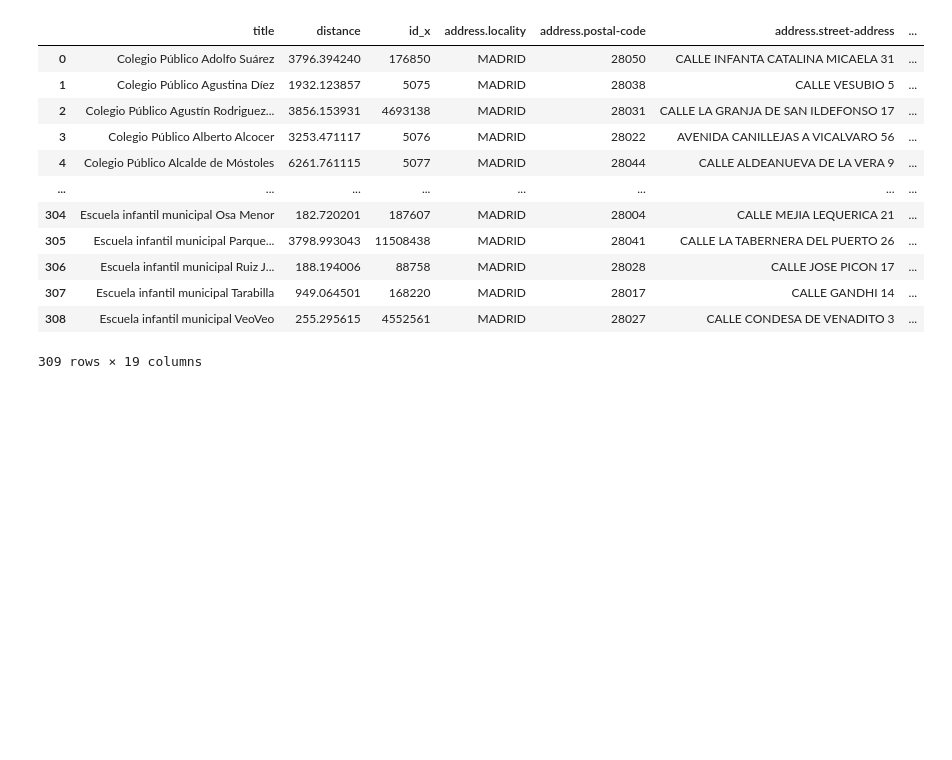
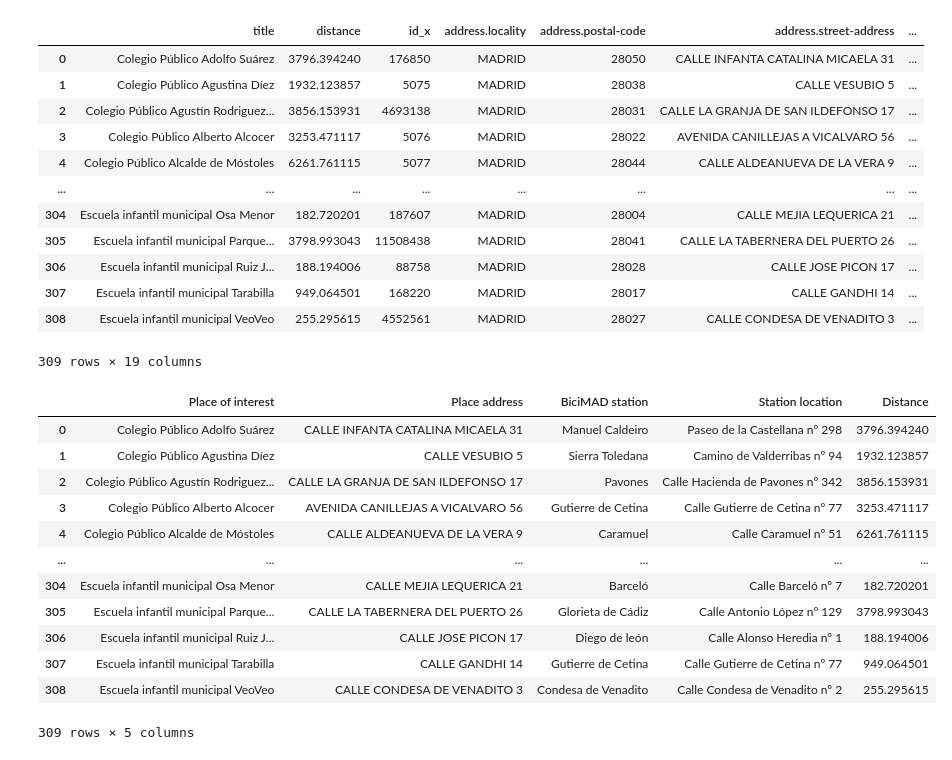
Before and after one commit to Irene9R/ih_datamadpt1121_project_m1, a Jupyter notebook: notebooks/Untitled1.ipynb, the cells around one changed output. Cells and saved outputs as stored; diff of their text form; code cells hidden in the pictures; blank space fills up the shorter version.

Commit message:
project-continue

```diff
--- a/notebooks/Untitled1.ipynb
+++ b/notebooks/Untitled1.ipynb
@@ -214,8 +214,22 @@ path1 = "../data/example2.csv"
 save_data_to_csv (final_df_complete_version,path1)
 # %%
 project1_fdf = pd.DataFrame(columns = ["Place of interest","Place address","BiciMAD station","Station location","Distance"])
-project1_fdf[["Place of interest","Place address","BiciMAD station","Station location","Distance"]] = final_df[["title","address.street-address","name","address","distance"]]
+project1_fdf[["Place of interest","Place address","BiciMAD station","Station location","Distance"]] = final_df_complete_version[["title","address.street-address","name","address","distance"]]
 display(project1_fdf)
+# %% [output]
+|  | Place of interest | Place address | BiciMAD station | Station location | Distance |
+| 0 | Colegio Público Adolfo Suárez | CALLE INFANTA CATALINA MICAELA 31 | Manuel Caldeiro | Paseo de la Castellana nº 298 | 3796.394240 |
+| 1 | Colegio Público Agustina Díez | CALLE VESUBIO 5 | Sierra Toledana | Camino de Valderribas nº 94 | 1932.123857 |
+| 2 | Colegio Público Agustín Rodriguez... | CALLE LA GRANJA DE SAN ILDEFONSO 17 | Pavones | Calle Hacienda de Pavones nº 342 | 3856.153931 |
+| 3 | Colegio Público Alberto Alcocer | AVENIDA CANILLEJAS A VICALVARO 56 | Gutierre de Cetina | Calle Gutierre de Cetina nº 77 | 3253.471117 |
+| 4 | Colegio Público Alcalde de Móstoles | CALLE ALDEANUEVA DE LA VERA 9 | Caramuel | Calle Caramuel nº 51 | 6261.761115 |
+| ... | ... | ... | ... | ... | ... |
+| 304 | Escuela infantil municipal Osa Menor | CALLE MEJIA LEQUERICA 21 | Barceló | Calle Barceló nº 7 | 182.720201 |
+| 305 | Escuela infantil municipal Parque... | CALLE LA TABERNERA DEL PUERTO 26 | Glorieta de Cádiz | Calle Antonio López nº 129 | 3798.993043 |
+| 306 | Escuela infantil municipal Ruiz J... | CALLE JOSE PICON 17 | Diego de león | Calle Alonso Heredia nº 1 | 188.194006 |
+| 307 | Escuela infantil municipal Tarabilla | CALLE GANDHI 14 | Gutierre de Cetina | Calle Gutierre de Cetina nº 77 | 949.064501 |
+| 308 | Escuela infantil municipal VeoVeo | CALLE CONDESA DE VENADITO 3 | Condesa de Venadito | Calle Condesa de Venadito nº 2 | 255.295615 |
+309 rows × 5 columns
 # %%
 print ("This program will return the closest bicimad station to a group of or an specific <place of interest>.")
 print ("First select the output you rather obtain, 2 options are available:")
```
Also changed, not shown: 2 other files.
